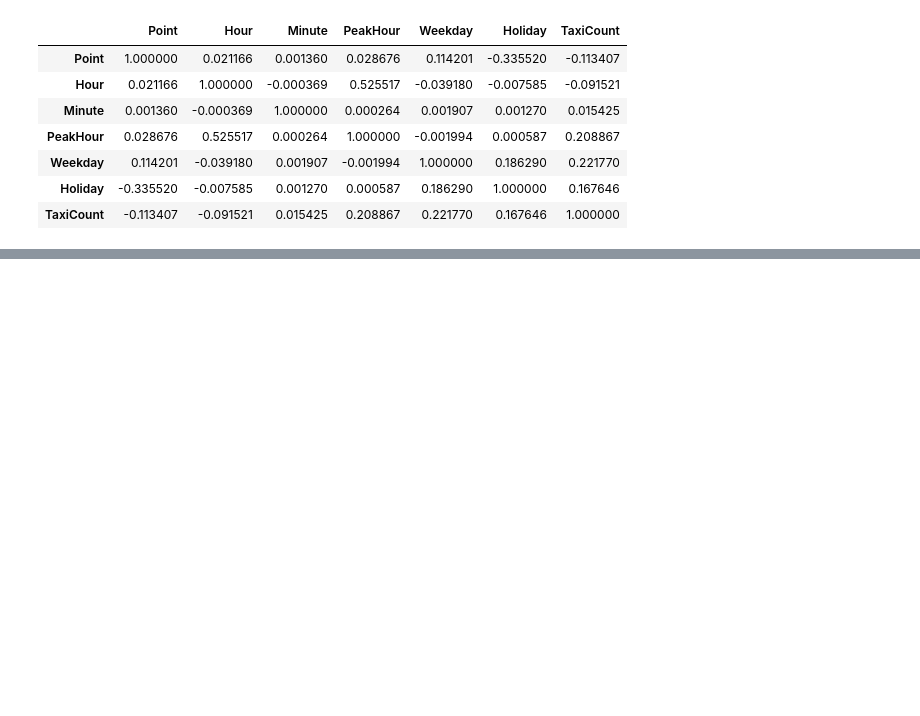
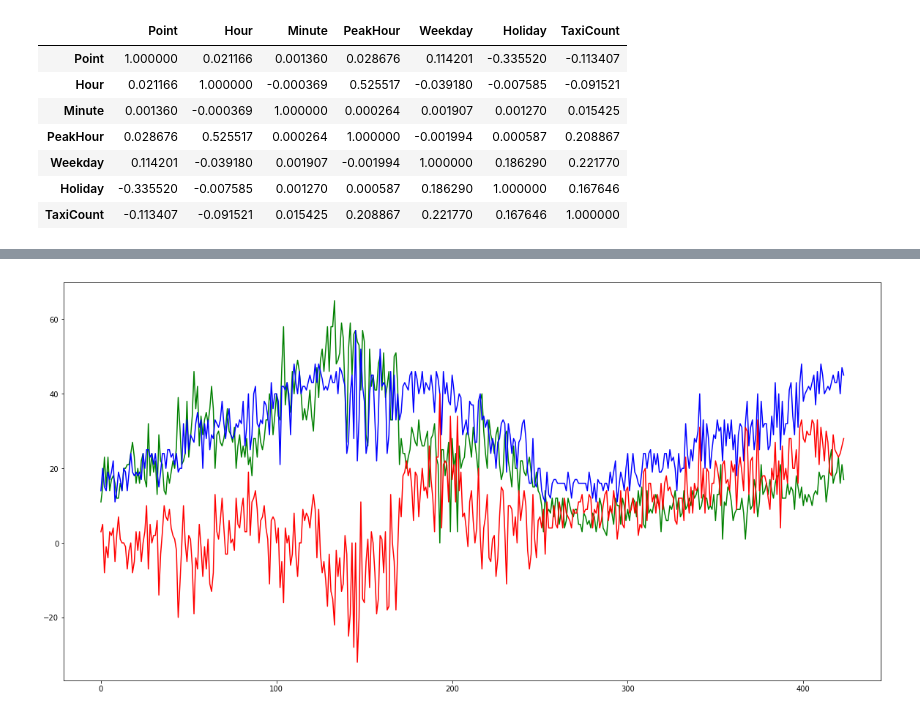
Before and after one commit to hari-allamraju/sg-taxidata, a Jupyter notebook: notebooks/Methodical study.ipynb, the cells around one changed output, grey strips where cells are left out. Cells and saved outputs as stored; diff of their text form; code cells hidden in the pictures; blank space fills up the shorter version.

```diff
--- a/notebooks/Methodical study.ipynb
+++ b/notebooks/Methodical study.ipynb
@@ -82,0 +87,12 @@ TypeError: decision_function() takes exactly 2 arguments (1 given)
+# %%
+Xt=testing.drop(['Point','TaxiCount'],axis=1).as_matrix()
+yt=np.array(testing['TaxiCount'].tolist()).reshape(-1,1)
+P=svc.predict(Xt)
+e=[x-y for x,y in zip(P,yt)]
+
+plt.plot(yt,color='g')
+plt.plot(P,color='b')
+plt.plot(e,color='r')
+plt.show()
+# %% [output]
+[figure, added]
```
Also changed, not shown: parts of 3 cells of this notebook.
